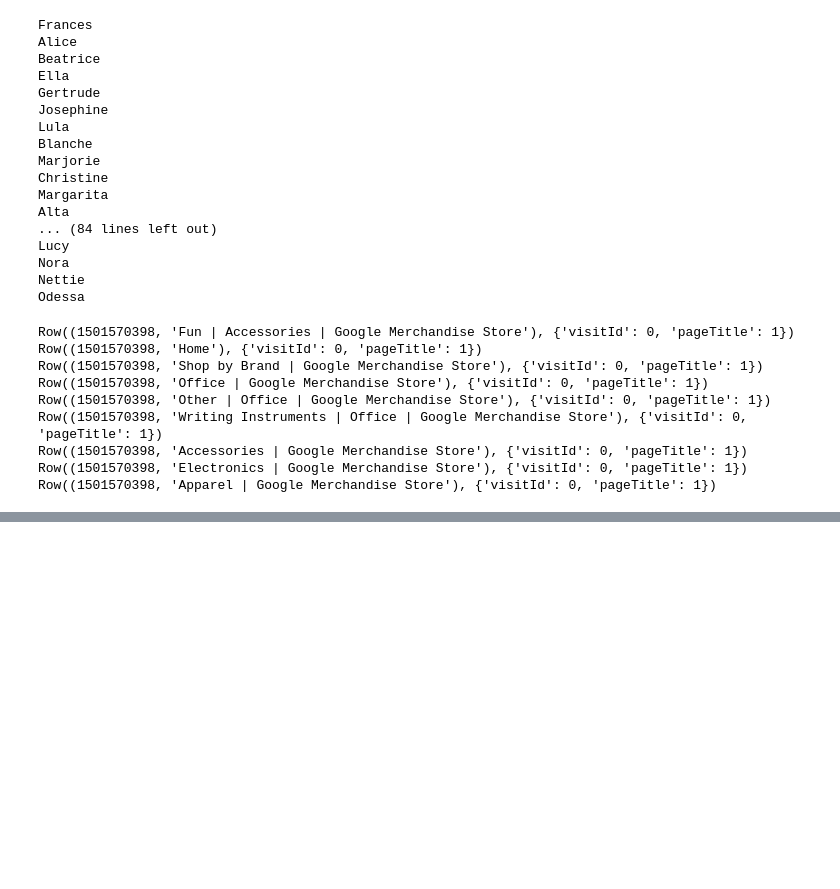
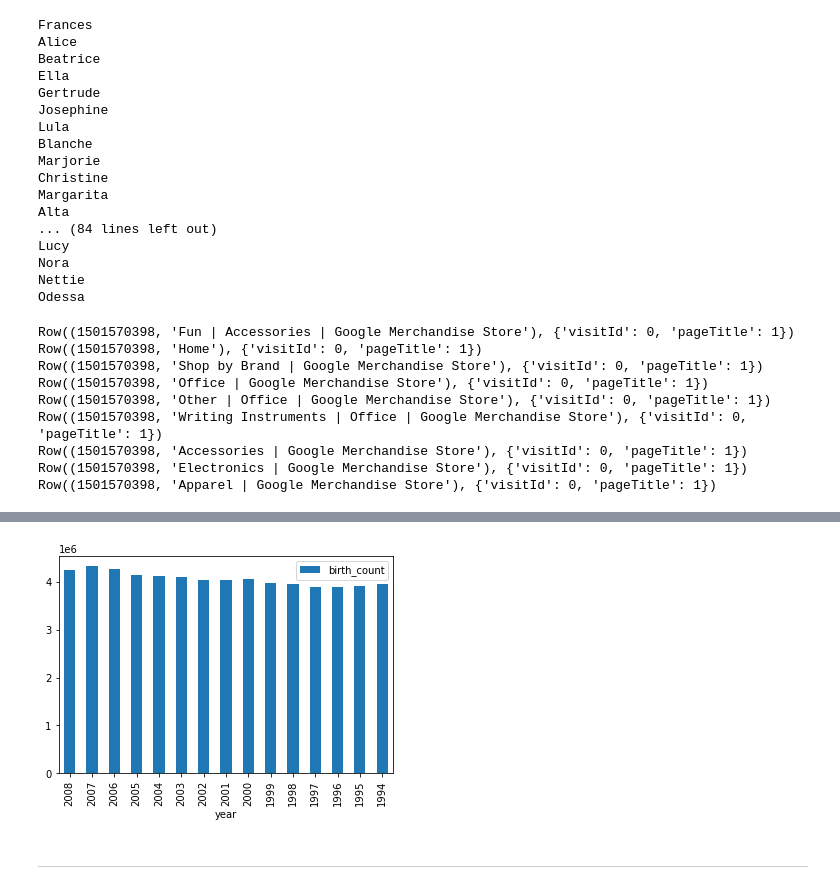
Before and after one commit to talitacardenas/The_Bridge_School_DataScience_PT, a Jupyter notebook: 02_DataAnalysis/labs/BigQuery/lab02_Google_BigQuery_en_Python.ipynb, the cells around one changed output, grey strips where cells are left out. Cells and saved outputs as stored; diff of their text form; code cells hidden in the pictures; blank space fills up the shorter version.

```diff
--- a/02_DataAnalysis/labs/BigQuery/lab02_Google_BigQuery_en_Python.ipynb
+++ b/02_DataAnalysis/labs/BigQuery/lab02_Google_BigQuery_en_Python.ipynb
@@ -116,0 +232,16 @@ Row((1501570398, 'Apparel | Google Merchandise Store'), {'visitId': 0, 'pageTitl
+# %%
+# Test
+# Perform a query natality
+
+sql = """
+    SELECT
+        source_year AS year,
+        COUNT(is_male) AS birth_count
+    FROM `bigquery-public-data.samples.natality`
+    GROUP BY year
+    ORDER BY year DESC
+    LIMIT 15
+"""
+query_job = client.query(sql)  # API request
+df = client.query(sql).to_dataframe()
+df
@@ -116,0 +265,6 @@ Row((1501570398, 'Apparel | Google Merchandise Store'), {'visitId': 0, 'pageTitl
+# %%
+df.plot(kind='bar', x='year', y='birth_count');
+# %% [output]
+[figure, added]
+# %% [markdown]
+***
```
Also changed, not shown: parts of 24 cells of this notebook, 2 other files.
